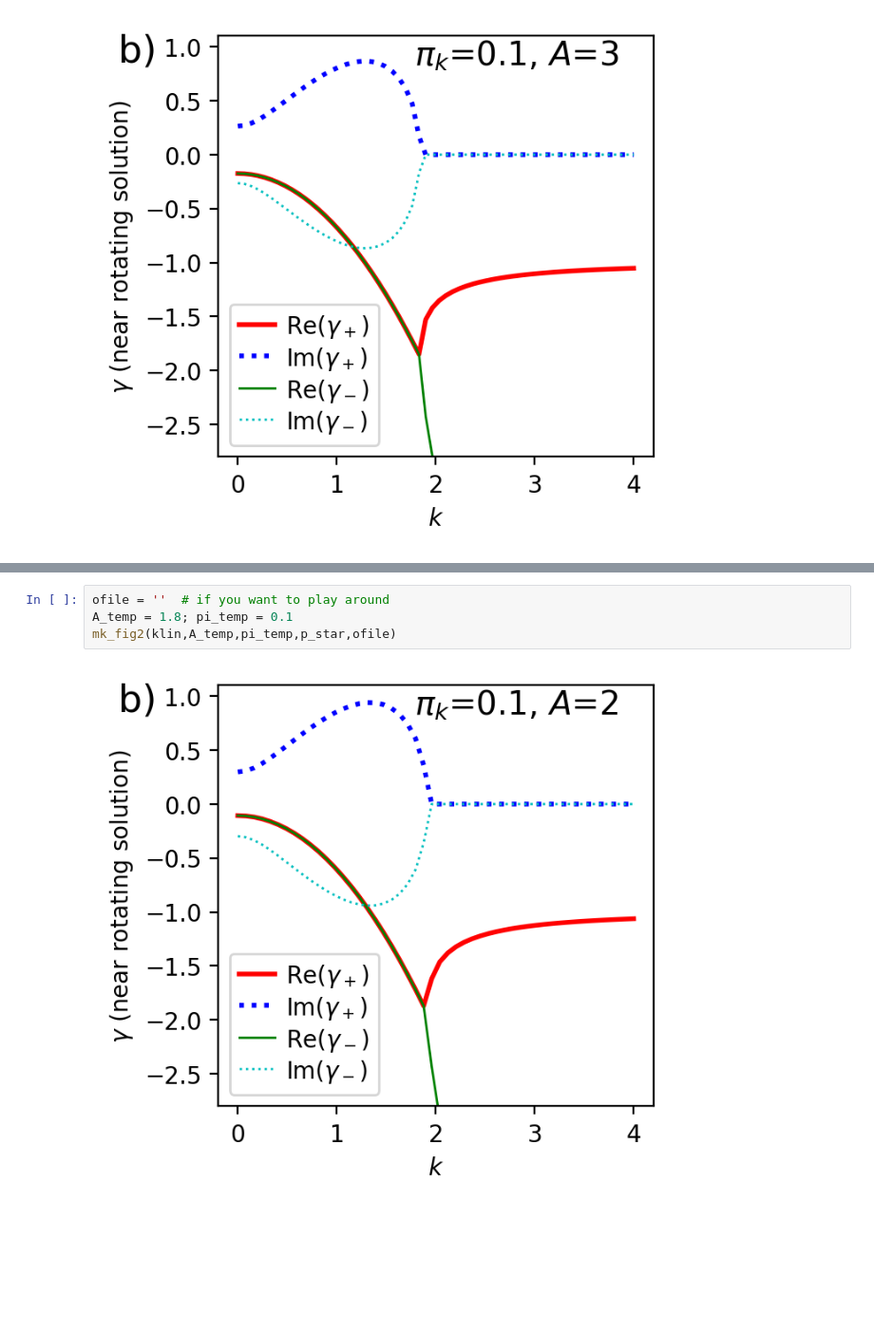
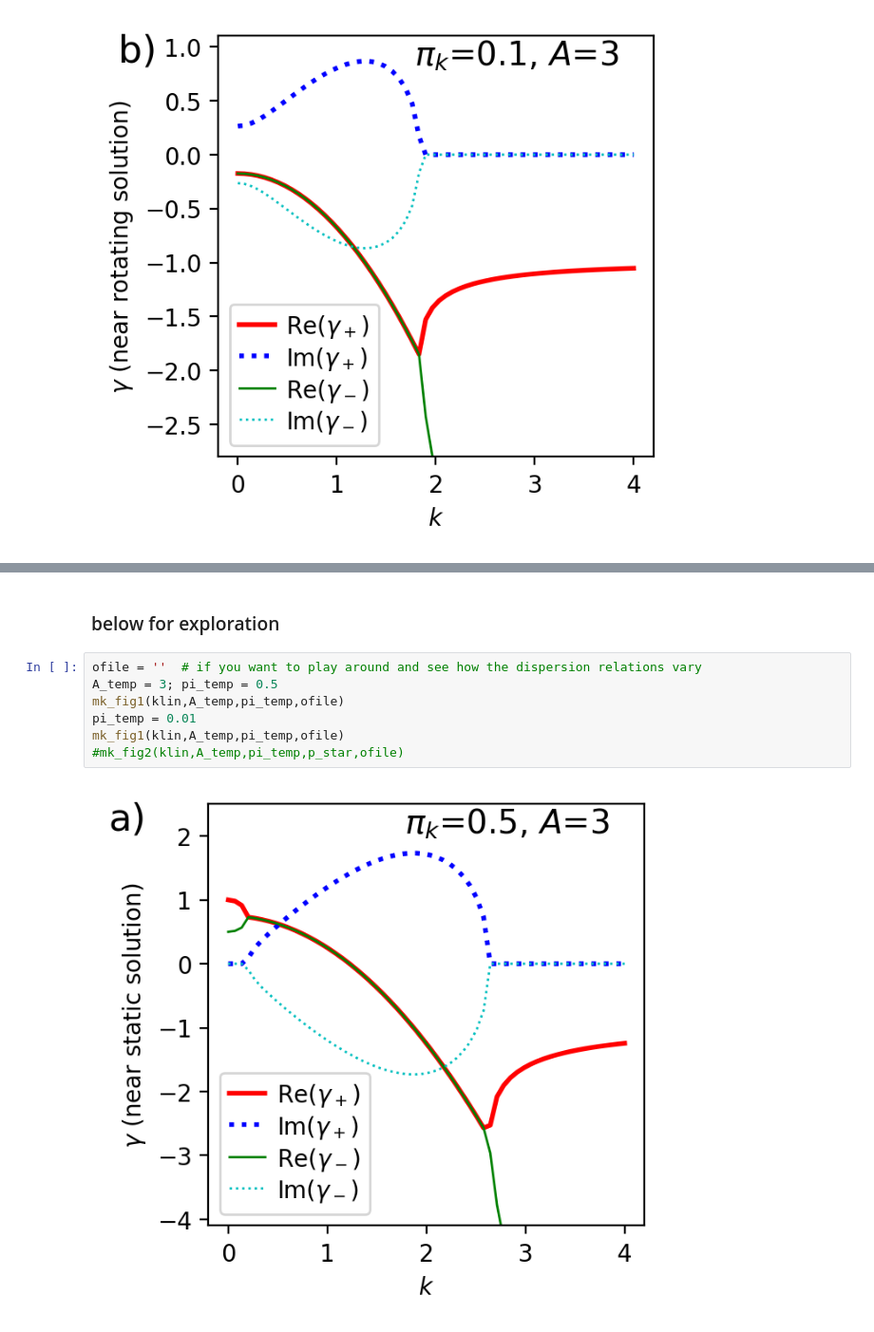
Before and after one commit to aquillen/active_membrane, a Jupyter notebook: Dispersions.ipynb, the cells around one changed output, grey strips where cells are left out. Shown at 95% size. Saved outputs shown, nothing was run; the diff lists cells and outputs as text; blank space fills up the shorter version.

Commit message:
Dispersion relations and bifurcation plots

```diff
--- a/Dispersions.ipynb
+++ b/Dispersions.ipynb
@@ -228,9 +226,14 @@ pi_k_list = [0.05,0.1,0.3]
 mkfig3(pi_k_list,p_star)
 # %% [output]
 [figure]
+# %% [markdown]
+### below for exploration
 # %%
-ofile = ''  # if you want to play around
-A_temp = 1.8; pi_temp = 0.1
-mk_fig2(klin,A_temp,pi_temp,p_star,ofile)
+ofile = ''  # if you want to play around and see how the dispersion relations vary
+A_temp = 3; pi_temp = 0.5
+mk_fig1(klin,A_temp,pi_temp,ofile)
+pi_temp = 0.01
+mk_fig1(klin,A_temp,pi_temp,ofile)
+#mk_fig2(klin,A_temp,pi_temp,p_star,ofile)
 # %% [output]
-[figure, old version]
+[figure, new version]
```
Also changed, not shown: parts of 6 cells of this notebook.
